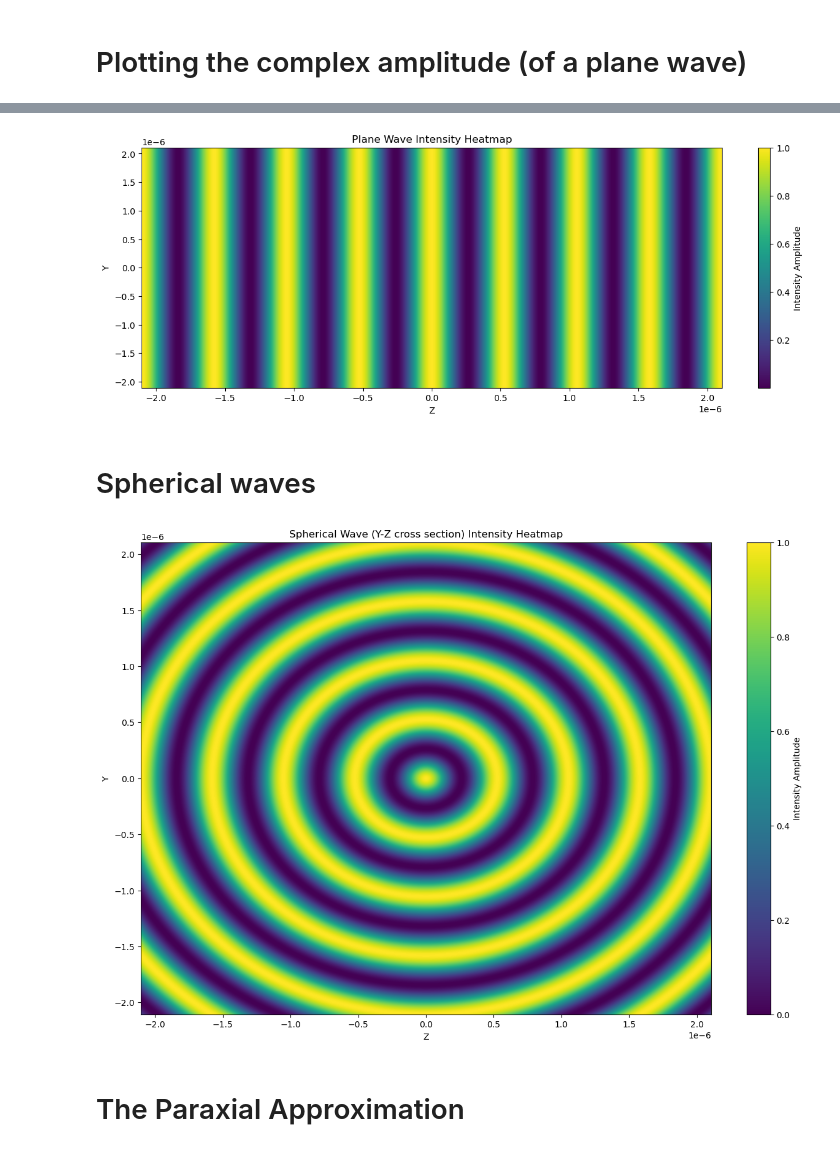
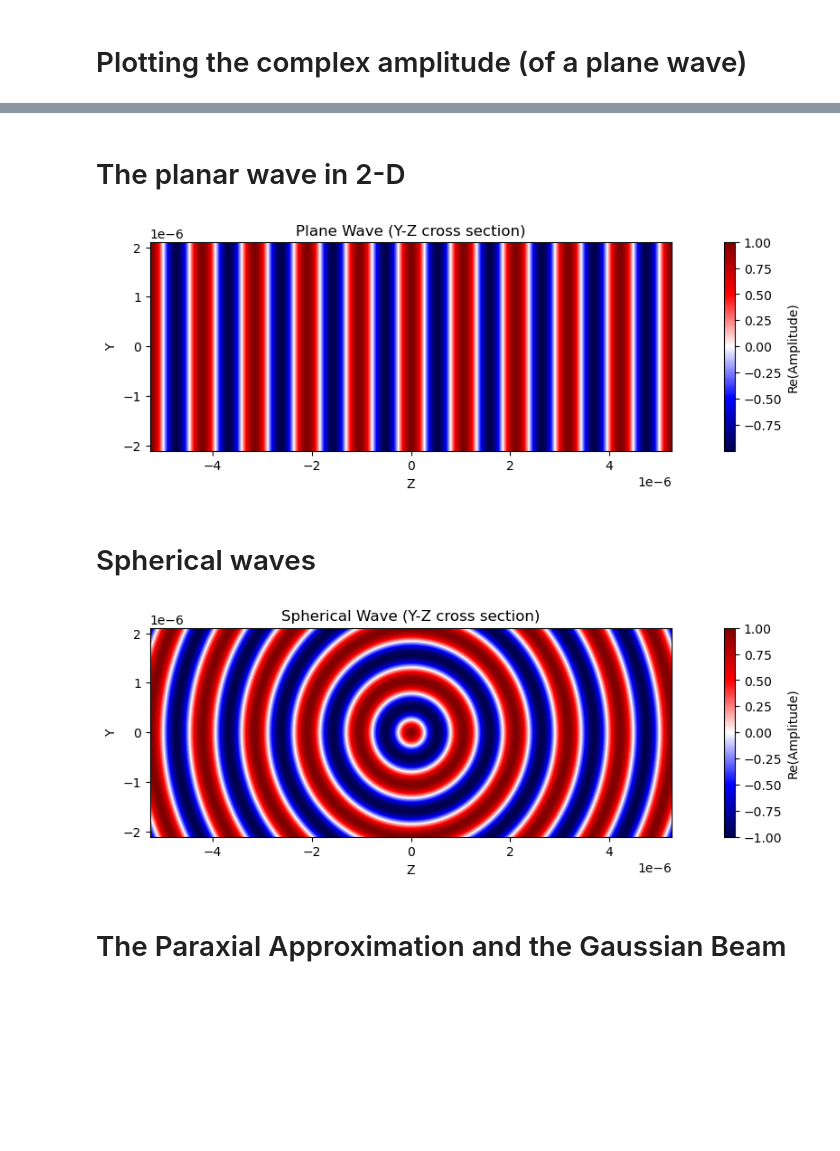
Before and after one commit to dancvan/fop_journalclub, a Jupyter notebook: modules/beam_optics.ipynb, the cells around one changed output, grey strips where cells are left out. Cells and saved outputs as stored; diff of their text form; code cells hidden in the pictures; blank space fills up the shorter version.

Commit message:
Improving figures in beam_optics module

```diff
--- a/modules/beam_optics.ipynb
+++ b/modules/beam_optics.ipynb
@@ -37,41 +41,45 @@ plt.grid(linestyle='dotted')
+# %%
+#Defining aspect ratio
+zscale = 5.0
+yscale =2.0
+# %% [markdown]
+# The planar wave in 2-D
 # %%
-plt.figure(figsize=[15,5])
+plt.figure(figsize=[15,3])
 # Define the grid
-z = np.arange(-2.0*lambd,2.0*lambd,1e-9)
-y = np.arange(-2.0*lambd,2.0*lambd,1e-9)
+z = np.arange(-zscale*lambd,zscale*lambd,1e-9)
+y = np.arange(-yscale*lambd,yscale*lambd,1e-9)
 Z, Y = np.meshgrid(z,y)
 
 U_ =  A*np.exp(-1j*k*Z)
 
 # Plot the heatmap
-plt.imshow(np.abs(np.real(U_)**2), extent=(-2.0*lambd, 2.0*lambd, -2.0*lambd, 2.0*lambd), origin='lower', cmap='viridis', aspect='auto')
-plt.colorbar(label='Intensity Amplitude')
-plt.title('Plane Wave Intensity Heatmap')
+plt.imshow(np.real(U_), extent=(-zscale*lambd, zscale*lambd, -yscale*lambd, yscale*lambd), origin='lower', cmap='seismic')
+plt.colorbar(label='Re(Amplitude)')
+plt.title('Plane Wave (Y-Z cross section)')
 plt.xlabel('Z')
 plt.ylabel('Y')
 plt.show()
 # %% [output]
-[figure, old version]
+[figure, new version]
 # %% [markdown]
 # Spherical waves
 # %%
-plt.figure(figsize=[15,10])
-# Define the grid
-z = np.arange(-2.0*lambd,2.0*lambd,1e-9)
-y = np.arange(-2.0*lambd,2.0*lambd,1e-9)
+plt.figure(figsize=[15,3])
+z = np.arange(-zscale*lambd,zscale*lambd,1e-9)
+y = np.arange(-yscale*lambd,yscale*lambd,1e-9)
 Z, Y = np.meshgrid(z,y)
 
 U_ =  A*np.exp(-1j*k*np.sqrt(Z**2 + Y**2))
-
 # Plot the heatmap
-plt.imshow(np.abs(np.real(U_)**2), extent=(-2.0*lambd, 2.0*lambd, -2.0*lambd, 2.0*lambd), origin='lower', cmap='viridis', aspect='auto')
-plt.colorbar(label='Intensity Amplitude')
-plt.title('Spherical Wave (Y-Z cross section) Intensity Heatmap')
+plt.imshow(np.real(U_), extent=(-zscale*lambd, zscale*lambd, -yscale*lambd, yscale*lambd), origin='lower', cmap='seismic')
+plt.colorbar(label='Re(Amplitude)')
+plt.title('Spherical Wave (Y-Z cross section)')
 plt.xlabel('Z')
 plt.ylabel('Y')
 plt.show()
 # %% [output]
-[figure, old version]
+[figure, new version]
 # %% [markdown]
-# The Paraxial Approximation
+# The Paraxial Approximation and the Gaussian Beam
 # %% [markdown]
```
Also changed, not shown: parts of 13 cells of this notebook.
